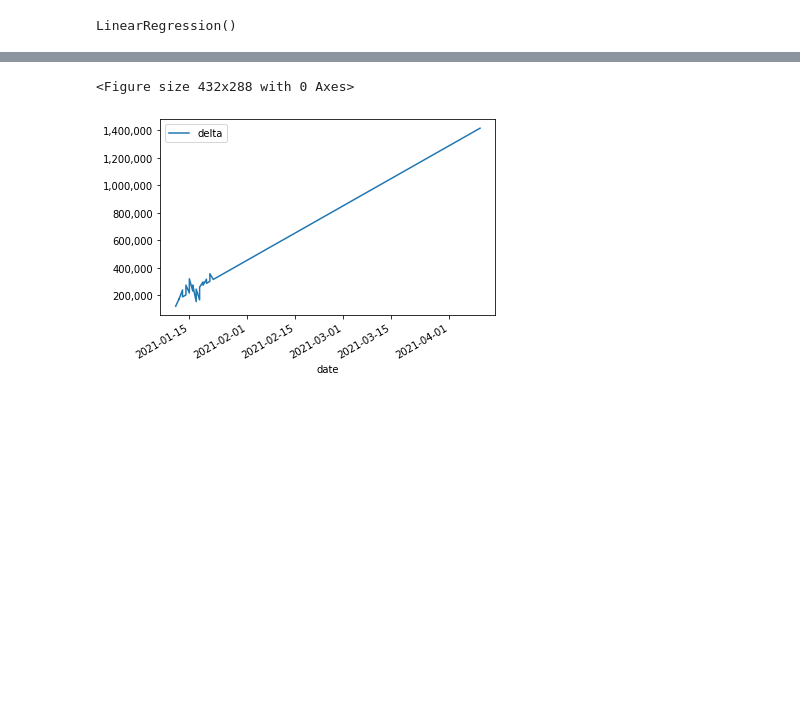
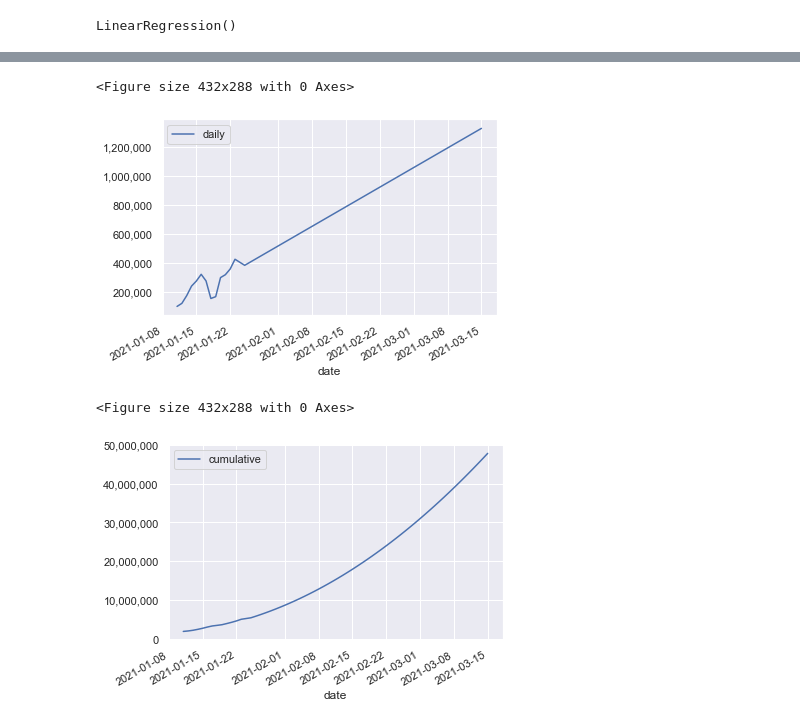
Before and after one commit to Ryce/uk-vaccination-projection-regression, a Jupyter notebook: vaccinations.ipynb, the cells around one changed output, grey strips where cells are left out. Cells and saved outputs as stored; diff of their text form; code cells hidden in the pictures; blank space fills up the shorter version.

Commit message:
Updated with new data

```diff
--- a/vaccinations.ipynb
+++ b/vaccinations.ipynb
@@ -68,8 +68,11 @@ regressor.fit(X=xaxis, y=daily_inoculations['delta'])
 # %% [output]
 LinearRegression()
 # %%
-prediction_range = range(len(daily_inoculations), 100)
+import math
+start = 11 + len(dataframe)
+prediction_range = range(start, start + 50)
 prediction_range_array = np.array(prediction_range).reshape(-1, 1)
-projection = regressor.predict(prediction_range_array)
+projection = reg.predict(prediction_range_array)
+# projection = [x - (math.log(x) * 1200 * i) for i, x in enumerate(projection, start=1)]
 print(projection)
 # %% [output]
@@ -93,6 +92,5 @@ print(projection)
 # %%
 
 prediction_dates = [(datetime(2021, 1, 1) + timedelta(x)) for x in prediction_range]
-result_df = pd.DataFrame({'date': prediction_dates, 'delta': projection})
+result_df = pd.DataFrame({'date': prediction_dates, 'daily': projection})
 result_df.set_index('date', inplace=True)
-print(result_df)
@@ -114,0 +97,9 @@ date
+# %%
+last_known = dataframe['cumulative'][-1]
+# print(last_known)
+projection_cumulative = []
+for x in projection:
+    projection_cumulative.append(last_known + x)
+    last_known = last_known + x
+result_df['cumulative'] = projection_cumulative
+print(result_df)
@@ -115,3 +124,3 @@ date
 # %%
-complete = pd.concat([daily_inoculations, result_df])
+complete = pd.concat([dataframe, result_df])
 print(complete)
@@ -118,9 +143,15 @@ print(complete)
 # %%
 fig = plt.figure()
-ax = complete.plot()
+ax = complete.drop('cumulative', axis=1).plot()
 ax.yaxis.set_major_formatter(ticker.FuncFormatter(lambda x, p: format(int(x), ',')))
+fig.show()
 
+fig = plt.figure()
+ax = complete.drop('daily', axis=1).plot()
+ax.yaxis.set_major_formatter(ticker.FuncFormatter(lambda x, p: format(int(x), ',')))
 fig.show()
 # %% [output]
 <Figure size 432x288 with 0 Axes>
-[figure, old version]
+[figure, new version]
+<Figure size 432x288 with 0 Axes>
+[figure, added]
```
Also changed, not shown: parts of 10 cells of this notebook.
